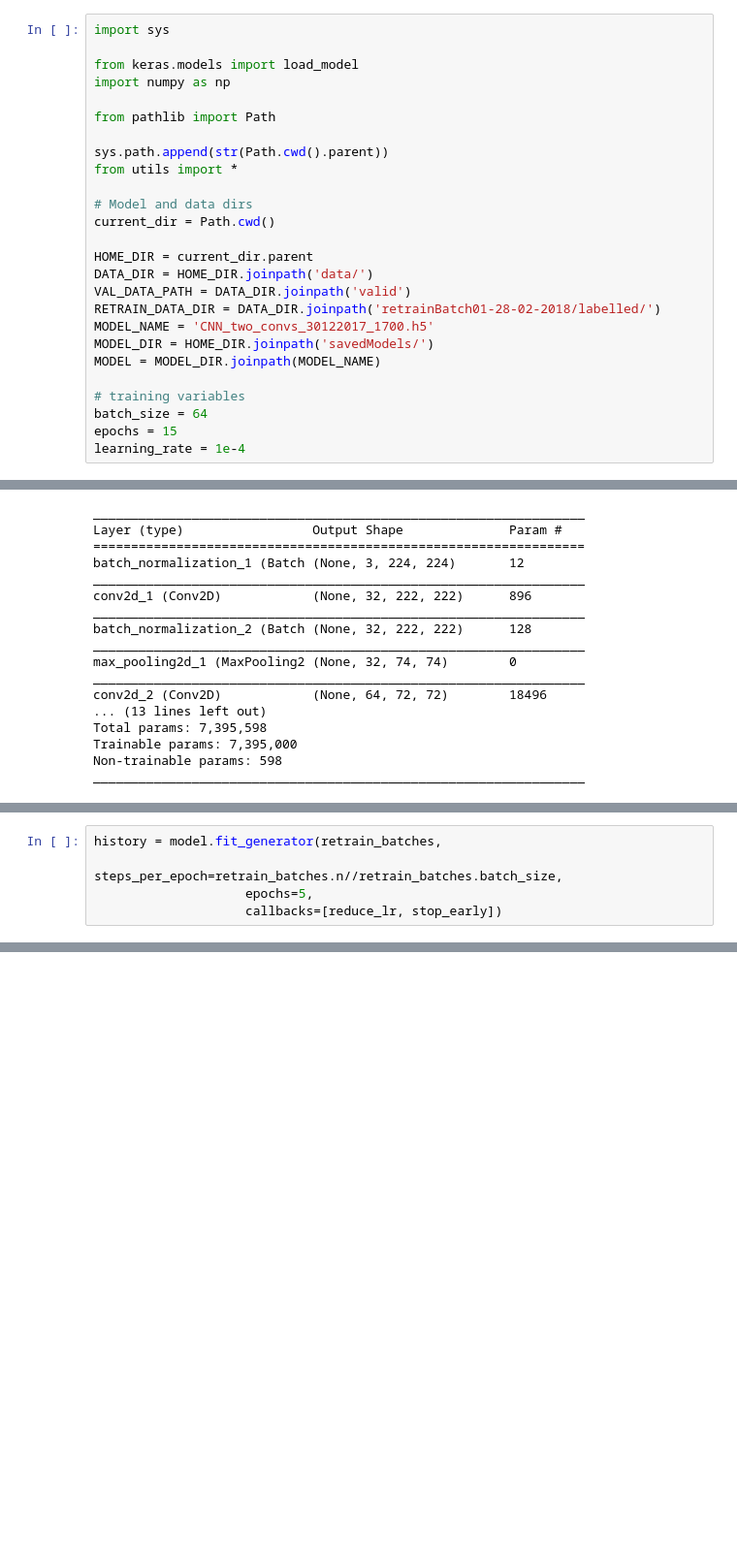
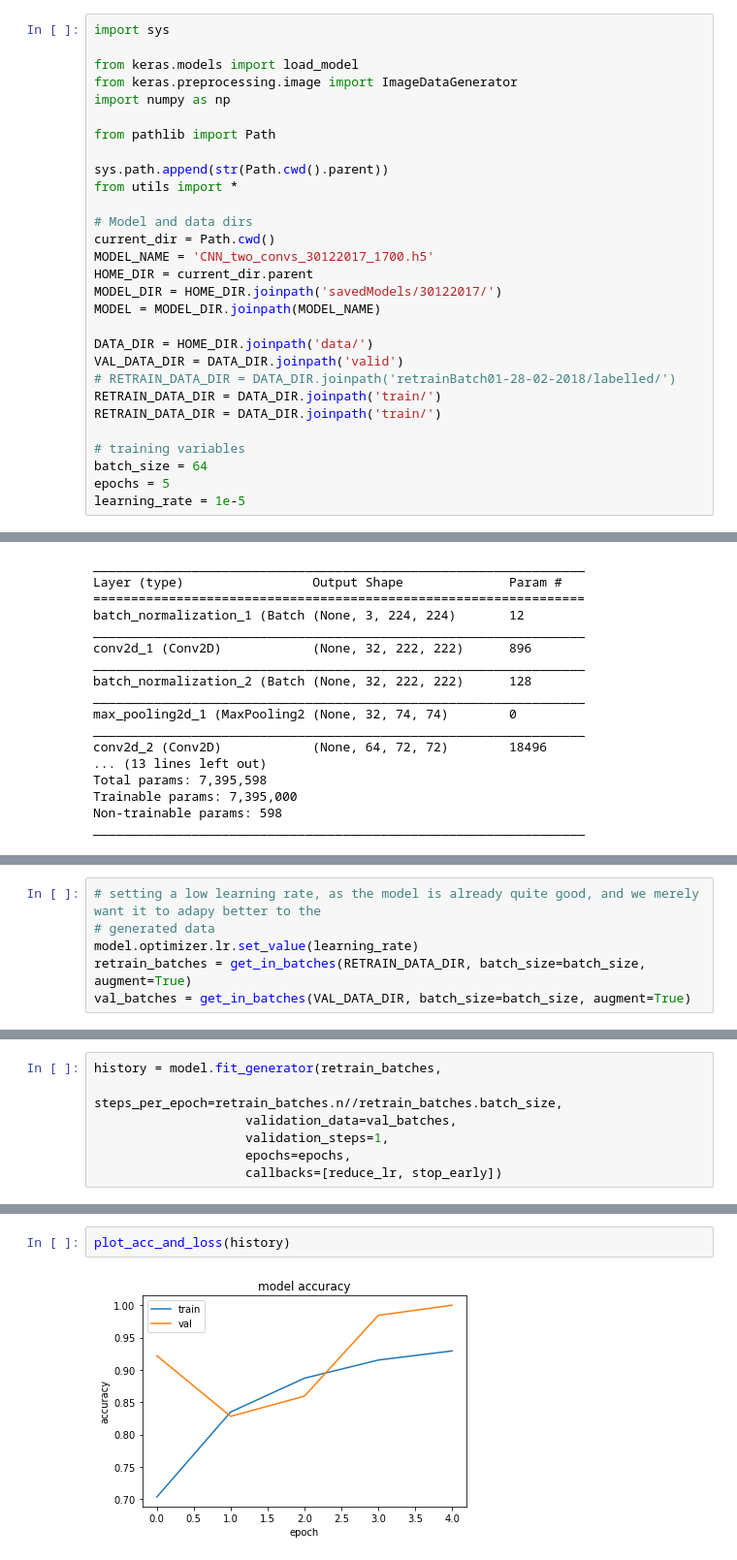
Before and after one commit to SchlachterSchmidt/precognitive-octo-engine, a Jupyter notebook: nbs/retrainModelWithUserData.ipynb, the cells around one changed output, grey strips where cells are left out. Shown: that part at 97% size. Saved outputs shown, nothing was run; the diff lists cells and outputs as text; blank space fills up the shorter version.

Commit message:
retrained model with user data

```diff
--- a/nbs/retrainModelWithUserData.ipynb
+++ b/nbs/retrainModelWithUserData.ipynb
@@ -6,6 +6,7 @@ improve and adapt model using data collected in the real world
 import sys
 
 from keras.models import load_model
+from keras.preprocessing.image import ImageDataGenerator
 import numpy as np
 
 from pathlib import Path
@@ -15,16 +16,18 @@ from utils import *
 
 # Model and data dirs
 current_dir = Path.cwd()
+MODEL_NAME = 'CNN_two_convs_30122017_1700.h5'
+HOME_DIR = current_dir.parent
+MODEL_DIR = HOME_DIR.joinpath('savedModels/30122017/')
+MODEL = MODEL_DIR.joinpath(MODEL_NAME)
 
-HOME_DIR = current_dir.parent
 DATA_DIR = HOME_DIR.joinpath('data/')
-VAL_DATA_PATH = DATA_DIR.joinpath('valid')
-RETRAIN_DATA_DIR = DATA_DIR.joinpath('retrainBatch01-28-02-2018/labelled/')
-MODEL_NAME = 'CNN_two_convs_30122017_1700.h5'
-MODEL_DIR = HOME_DIR.joinpath('savedModels/')
-MODEL = MODEL_DIR.joinpath(MODEL_NAME)
+VAL_DATA_DIR = DATA_DIR.joinpath('valid')
+# RETRAIN_DATA_DIR = DATA_DIR.joinpath('retrainBatch01-28-02-2018/labelled/')
+RETRAIN_DATA_DIR = DATA_DIR.joinpath('train/')
+RETRAIN_DATA_DIR = DATA_DIR.joinpath('train/')
 
 # training variables
 batch_size = 64
-epochs = 15
-learning_rate = 1e-4
+epochs = 5
+learning_rate = 1e-5
@@ -74,0 +91,6 @@ Found 181 images belonging to 10 classes.
+# %%
+# setting a low learning rate, as the model is already quite good, and we merely want it to adapy better to the
+# generated data
+model.optimizer.lr.set_value(learning_rate)
+retrain_batches = get_in_batches(RETRAIN_DATA_DIR, batch_size=batch_size, augment=True)
+val_batches = get_in_batches(VAL_DATA_DIR, batch_size=batch_size, augment=True)
@@ -75,5 +100,7 @@ Found 181 images belonging to 10 classes.
 # %%
 history = model.fit_generator(retrain_batches,
                     steps_per_epoch=retrain_batches.n//retrain_batches.batch_size,
-                    epochs=5,
+                    validation_data=val_batches,
+                    validation_steps=1,
+                    epochs=epochs,
                     callbacks=[reduce_lr, stop_early])
@@ -79,0 +118,4 @@ history = model.fit_generator(retrain_batches,
+# %%
+plot_acc_and_loss(history)
+# %% [output]
+[figure, added]
```
Also changed, not shown: parts of 12 cells of this notebook.
